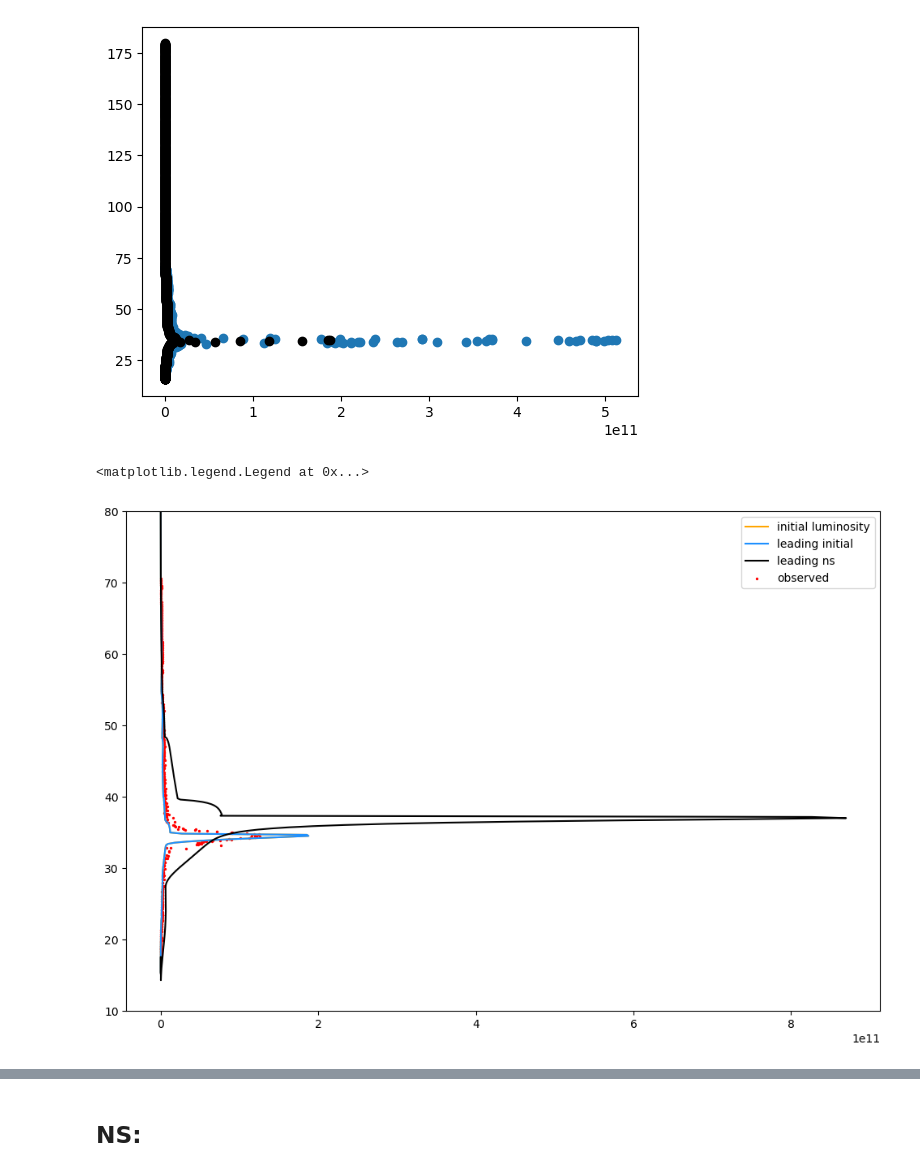
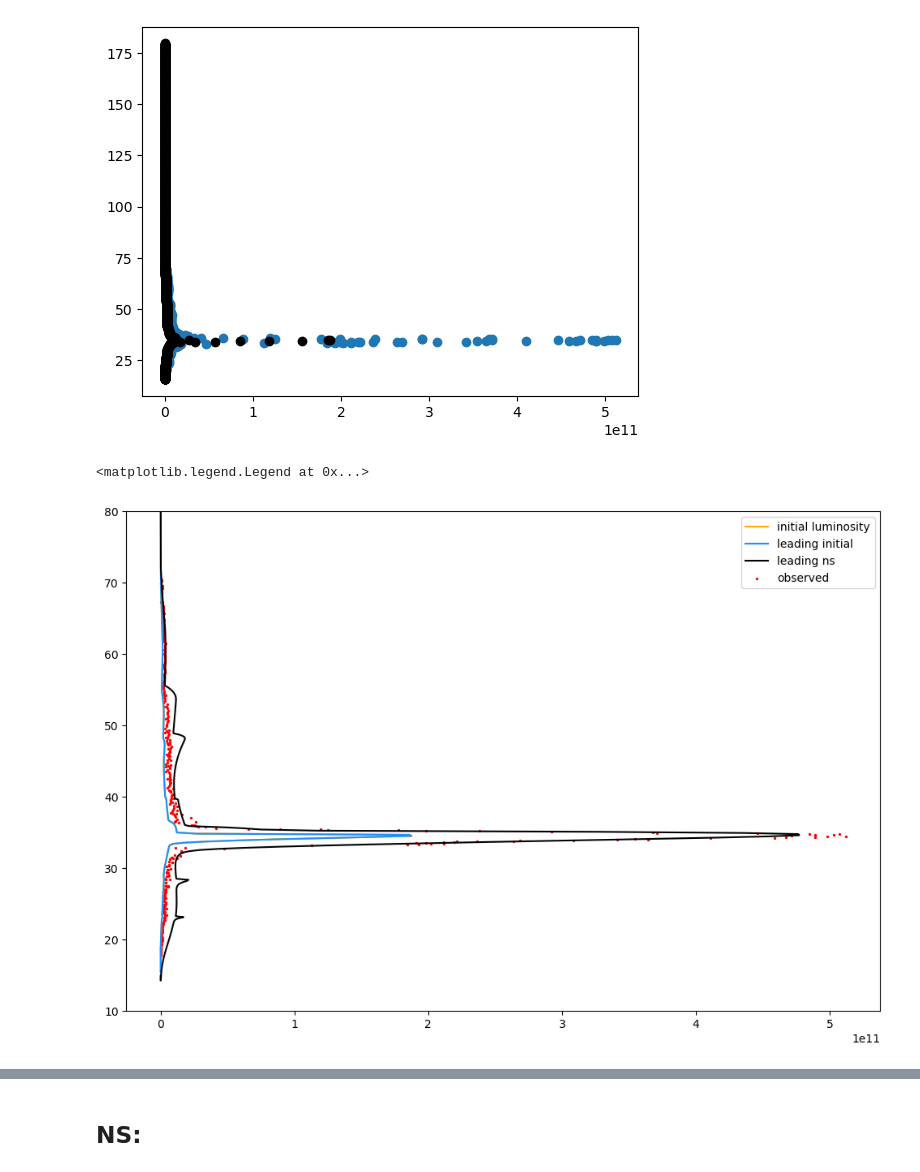
Before and after one commit to ia-chow/Thesis, a Jupyter notebook: physical/metsim_optimization_nested_novo_mesto.ipynb, the cells around one changed output, grey strips where cells are left out. Saved outputs shown, nothing was run; the diff lists cells and outputs as text; code cells hidden in the pictures.

```diff
--- a/physical/metsim_optimization_nested_novo_mesto.ipynb
+++ b/physical/metsim_optimization_nested_novo_mesto.ipynb
@@ -1070,31 +1070,29 @@ plt.scatter(results_initial.luminosity_arr, results_initial.leading_frag_height_
 <matplotlib.collections.PathCollection at 0x...>
 [figure]
 # %%
-ns_best = np.array([1.36499354e+04, 1.88689814e+00, 4.47808753e+00, 1.71080775e+00,
-       1.06010010e+00, 4.12865505e-01, 4.80459452e+00, 3.99431001e+01,
-       9.40580021e+01, 6.40186152e+01, 3.82135389e+01, 3.19887153e-06,
-       1.39560346e-06, 9.09534283e-07, 1.43272230e-06, 1.07303286e-07,
-       7.63848399e-07, 9.11327356e-07, 8.09354616e-08, 1.81065604e-07,
-       1.52506940e-04, 1.18418077e-04, 1.17945208e-04, 5.35144221e-05,
-       4.90242516e-05, 4.02364550e-05, 1.11263014e-05, 1.21881530e-04,
-       4.34292615e-05, 1.11179509e-03, 5.71256639e-04, 2.79995650e-04,
-       1.32934414e-03, 1.78983929e-04, 9.13967981e-04, 1.20952830e-03,
-       1.12930945e-03, 5.97538637e-05, 7.20898207e+04, 5.49005388e+04,
-       4.85107756e+04, 3.98312927e+04, 3.75675208e+04, 3.69371712e+04,
-       3.53467098e+04, 3.49134026e+04, 2.91637353e+04, 2.35347306e+04])
+ns_best = np.array([9.06337969e+03, 3.07443149e+00, 8.52752989e+00, 3.88919034e+00,
+        1.05619109e+01, 2.43678417e+01, 9.45166450e+01, 3.06727586e+01,
+        4.90131772e+01, 7.43130667e-06, 9.23148908e-06, 7.27445571e-06,
+        5.69033145e-07, 7.41952413e-07, 6.62353493e-06, 7.13214422e-06,
+        8.23046092e-04, 7.19924959e-04, 9.64374073e-04, 1.59912845e-04,
+        9.82497705e-04, 9.77523738e-04, 4.95305379e-04, 2.80298495e-03,
+        9.44147244e-03, 1.28038080e-03, 9.70952988e-03, 6.57759691e-03,
+        2.96051316e-03, 3.06620694e-03, 7.20521778e+04, 5.57901779e+04,
+        4.91611442e+04, 3.98456128e+04, 3.60841219e+04, 3.55699953e+04,
+        2.87991074e+04, 2.34070503e+04])
 
 # ns
 results_ns = sim_lc(ns_best, metsim_obj)
 
 # Plot
 plt.figure(figsize = (12, 8))
 plt.plot(results_initial.luminosity_arr, results_initial.leading_frag_height_arr/1000., label = 'initial luminosity', color = 'orange')
 plt.plot((3030 * (10 ** (results_initial.abs_magnitude/(-2.5)))), results_initial.leading_frag_height_arr/1000., label = 'leading initial', color = 'dodgerblue')
 plt.plot((3030 * (10 ** (results_ns.abs_magnitude/(-2.5)))), results_ns.leading_frag_height_arr/1000., label = 'leading ns', color = 'black')
 plt.scatter(obs_lc_intensity, np.concatenate(list(metsim_obj.lc_data.height_data.values()))/1000., label = 'observed', s = 2, color = 'red')
 plt.ylim(10., 80.)
 # plt.xscale('log')
 plt.legend()
 # %% [output]
 <matplotlib.legend.Legend at 0x...>
-[figure, old version]
+[figure, new version]
```
Also changed, not shown: parts of 4 cells of this notebook, 2 other files.
